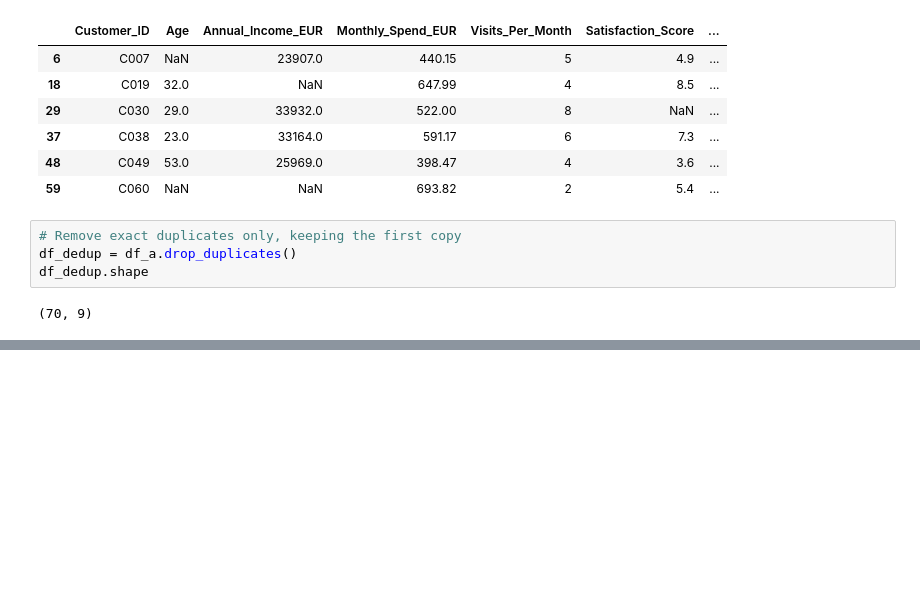
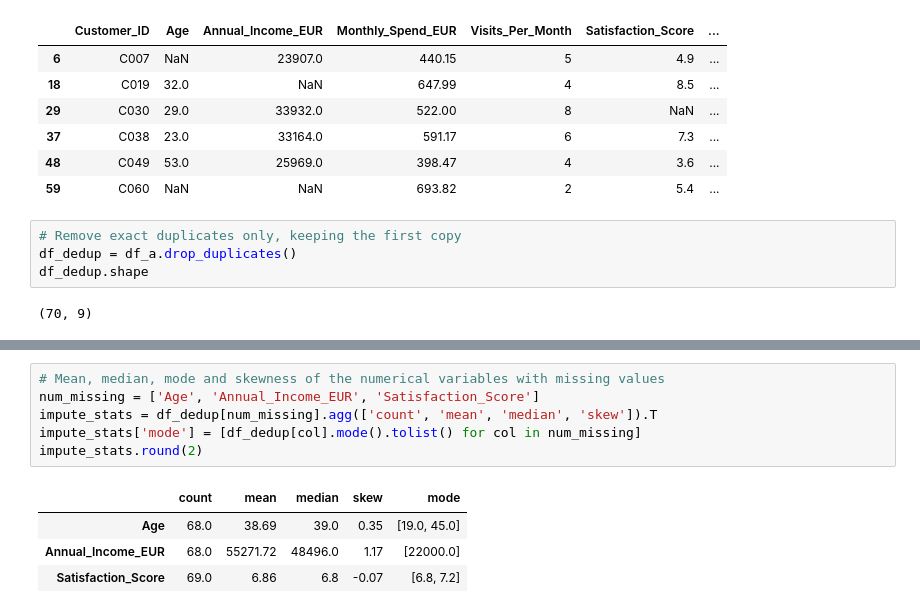
Before and after one commit to Ri-Dearg/da-labs, a Jupyter notebook: lab3_transform_regression.ipynb, the cells around one changed output, grey strips where cells are left out. Cells and saved outputs as stored; diff of their text form; blank space fills up the shorter version.

```diff
--- a/lab3_transform_regression.ipynb
+++ b/lab3_transform_regression.ipynb
@@ -242,0 +266,11 @@ df_dedup.shape
+# %%
+# Mean, median, mode and skewness of the numerical variables with missing values
+num_missing = ['Age', 'Annual_Income_EUR', 'Satisfaction_Score']
+impute_stats = df_dedup[num_missing].agg(['count', 'mean', 'median', 'skew']).T
+impute_stats['mode'] = [df_dedup[col].mode().tolist() for col in num_missing]
+impute_stats.round(2)
+# %% [output]
+|  | count | mean | median | skew | mode |
+| Age | 68.0 | 38.69 | 39.0 | 0.35 | [19.0, 45.0] |
+| Annual_Income_EUR | 68.0 | 55271.72 | 48496.0 | 1.17 | [22000.0] |
+| Satisfaction_Score | 69.0 | 6.86 | 6.8 | -0.07 | [6.8, 7.2] |
```
Also changed, not shown: parts of 10 cells of this notebook.
